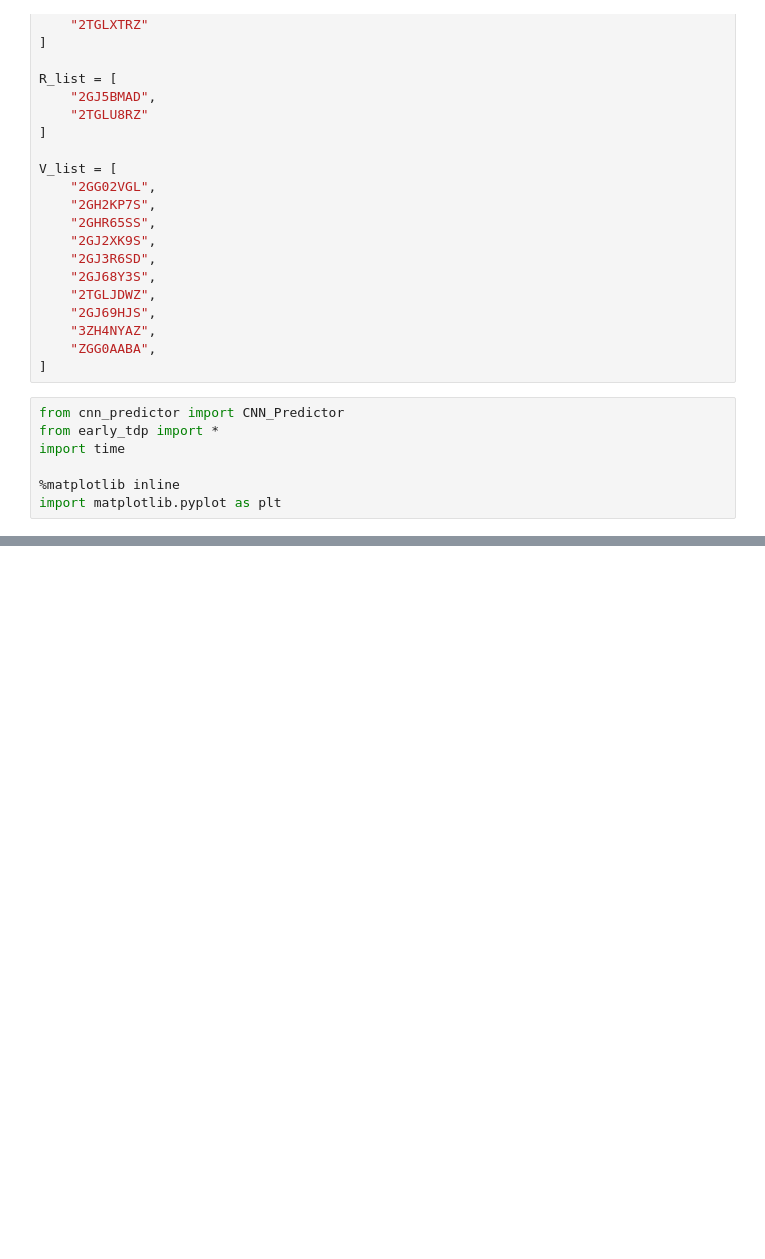
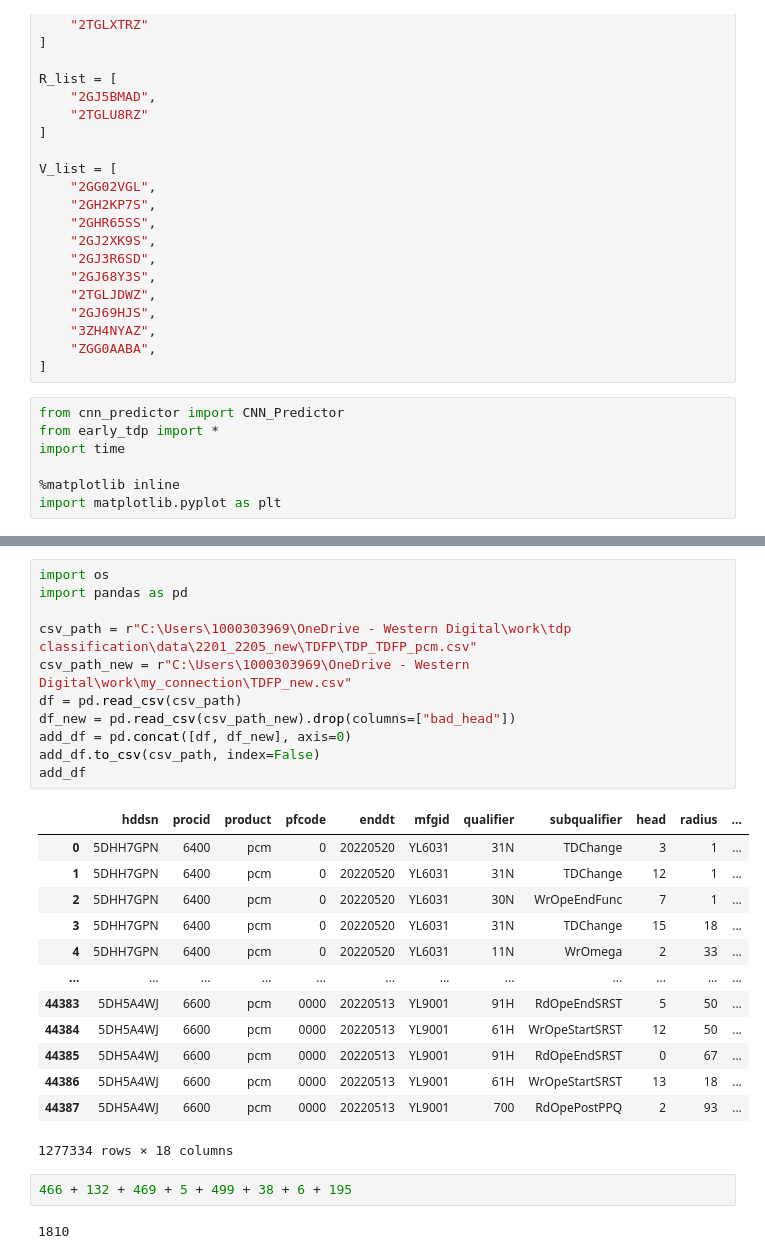
Before and after one commit to tongza331/temp_tdp_and_trainer, a Jupyter notebook: tdp_production/production_code/test_result.ipynb, the cells around one changed output, grey strips where cells are left out. Saved outputs shown, nothing was run; the diff lists cells and outputs as text; blank space fills up the shorter version.

```diff
--- a/tdp_production/production_code/test_result.ipynb
+++ b/tdp_production/production_code/test_result.ipynb
@@ -212,0 +228,29 @@ len(os.listdir(path))
+# %%
+import os
+import pandas as pd
+
+csv_path = r"C:\Users\1000303969\OneDrive - Western Digital\work\tdp classification\data\2201_2205_new\TDFP\TDP_TDFP_pcm.csv"
+csv_path_new = r"C:\Users\1000303969\OneDrive - Western Digital\work\my_connection\TDFP_new.csv"
+df = pd.read_csv(csv_path)
+df_new = pd.read_csv(csv_path_new).drop(columns=["bad_head"])
+add_df = pd.concat([df, df_new], axis=0)
+add_df.to_csv(csv_path, index=False)
+add_df
+# %% [output]
+|  | hddsn | procid | product | pfcode | enddt | mfgid | qualifier | subqualifier | head | radius | ... |
+| 0 | 5DHH7GPN | 6400 | pcm | 0 | 20220520 | YL6031 | 31N | TDChange | 3 | 1 | ... |
+| 1 | 5DHH7GPN | 6400 | pcm | 0 | 20220520 | YL6031 | 31N | TDChange | 12 | 1 | ... |
+| 2 | 5DHH7GPN | 6400 | pcm | 0 | 20220520 | YL6031 | 30N | WrOpeEndFunc | 7 | 1 | ... |
+| 3 | 5DHH7GPN | 6400 | pcm | 0 | 20220520 | YL6031 | 31N | TDChange | 15 | 18 | ... |
+| 4 | 5DHH7GPN | 6400 | pcm | 0 | 20220520 | YL6031 | 11N | WrOmega | 2 | 33 | ... |
+| ... | ... | ... | ... | ... | ... | ... | ... | ... | ... | ... | ... |
+| 44383 | 5DH5A4WJ | 6600 | pcm | 0000 | 20220513 | YL9001 | 91H | RdOpeEndSRST | 5 | 50 | ... |
+| 44384 | 5DH5A4WJ | 6600 | pcm | 0000 | 20220513 | YL9001 | 61H | WrOpeStartSRST | 12 | 50 | ... |
+| 44385 | 5DH5A4WJ | 6600 | pcm | 0000 | 20220513 | YL9001 | 91H | RdOpeEndSRST | 0 | 67 | ... |
+| 44386 | 5DH5A4WJ | 6600 | pcm | 0000 | 20220513 | YL9001 | 61H | WrOpeStartSRST | 13 | 18 | ... |
+| 44387 | 5DH5A4WJ | 6600 | pcm | 0000 | 20220513 | YL9001 | 700 | RdOpePostPPQ | 2 | 93 | ... |
+1277334 rows × 18 columns
+# %%
+466 + 132 + 469 + 5 + 499 + 38 + 6 + 195
+# %% [output]
+1810
```
Also changed, not shown: parts of 12 cells of this notebook, 12 other files.
